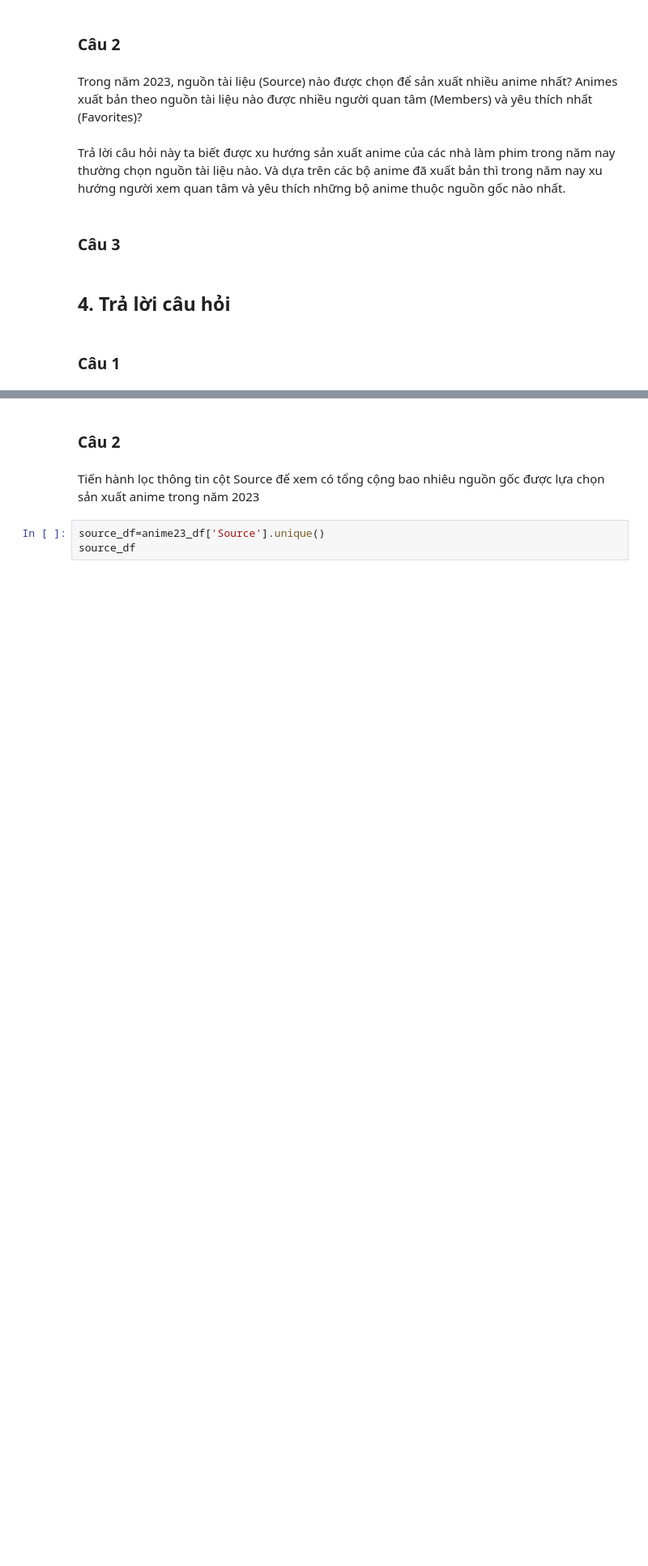
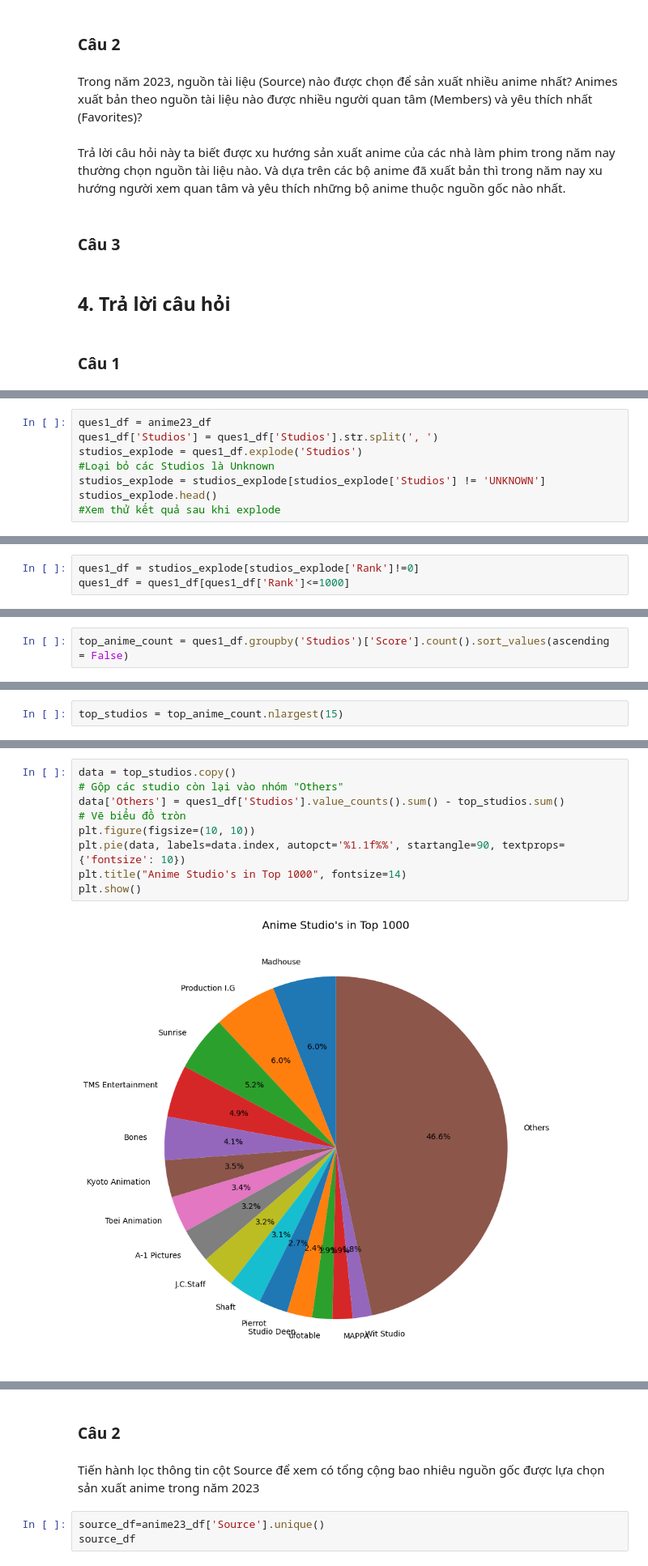
Before and after one commit to AnTuannn/FinalProject_LTKHDL_HKT, a Jupyter notebook: TraLoiCauHoi.ipynb, the cells around one changed output, grey strips where cells are left out. Shown at 81% size. Cells and saved outputs as stored; diff of their text form; blank space fills up the shorter version.

```diff
--- a/TraLoiCauHoi.ipynb
+++ b/TraLoiCauHoi.ipynb
@@ -29,0 +55,8 @@ Trả lời câu hỏi này ta biết được xu hướng sản xuất anime c
+# %%
+ques1_df = anime23_df
+ques1_df['Studios'] = ques1_df['Studios'].str.split(', ')
+studios_explode = ques1_df.explode('Studios')
+#Loại bỏ các Studios là Unknown
+studios_explode = studios_explode[studios_explode['Studios'] != 'UNKNOWN']
+studios_explode.head()
+#Xem thử kết quả sau khi explode
@@ -29,0 +72,3 @@ Trả lời câu hỏi này ta biết được xu hướng sản xuất anime c
+# %%
+ques1_df = studios_explode[studios_explode['Rank']!=0]
+ques1_df = ques1_df[ques1_df['Rank']<=1000]
@@ -29,0 +77,2 @@ Trả lời câu hỏi này ta biết được xu hướng sản xuất anime c
+# %%
+top_anime_count = ques1_df.groupby('Studios')['Score'].count().sort_values(ascending = False)
@@ -29,0 +81,2 @@ Trả lời câu hỏi này ta biết được xu hướng sản xuất anime c
+# %%
+top_studios = top_anime_count.nlargest(15)
@@ -29,0 +107,11 @@ Trả lời câu hỏi này ta biết được xu hướng sản xuất anime c
+# %%
+data = top_studios.copy()
+# Gộp các studio còn lại vào nhóm "Others"
+data['Others'] = ques1_df['Studios'].value_counts().sum() - top_studios.sum()
+# Vẽ biểu đồ tròn
+plt.figure(figsize=(10, 10))
+plt.pie(data, labels=data.index, autopct='%1.1f%%', startangle=90, textprops={'fontsize': 10})
+plt.title("Anime Studio's in Top 1000", fontsize=14)
+plt.show()
+# %% [output]
+[figure, added]
```
Also changed, not shown: parts of 53 cells of this notebook.
